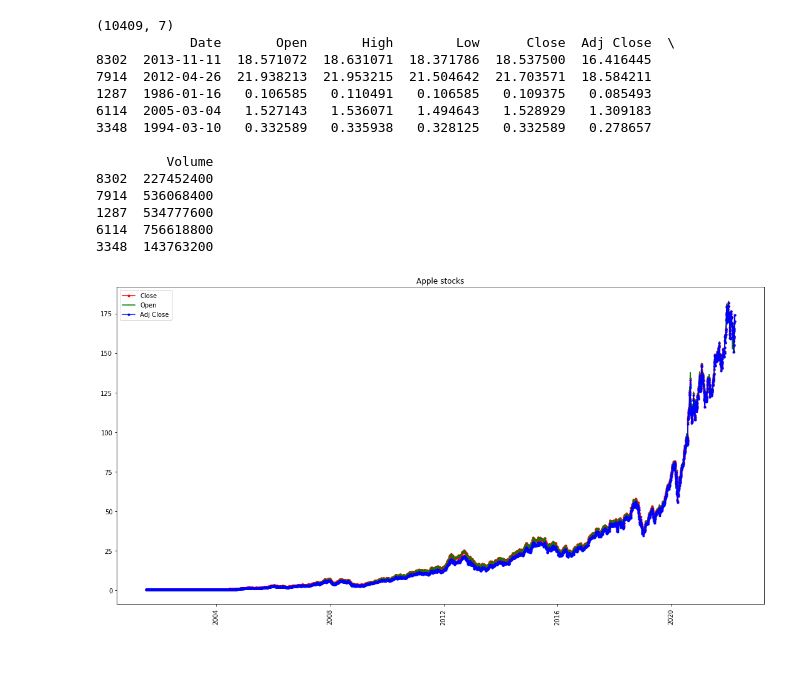
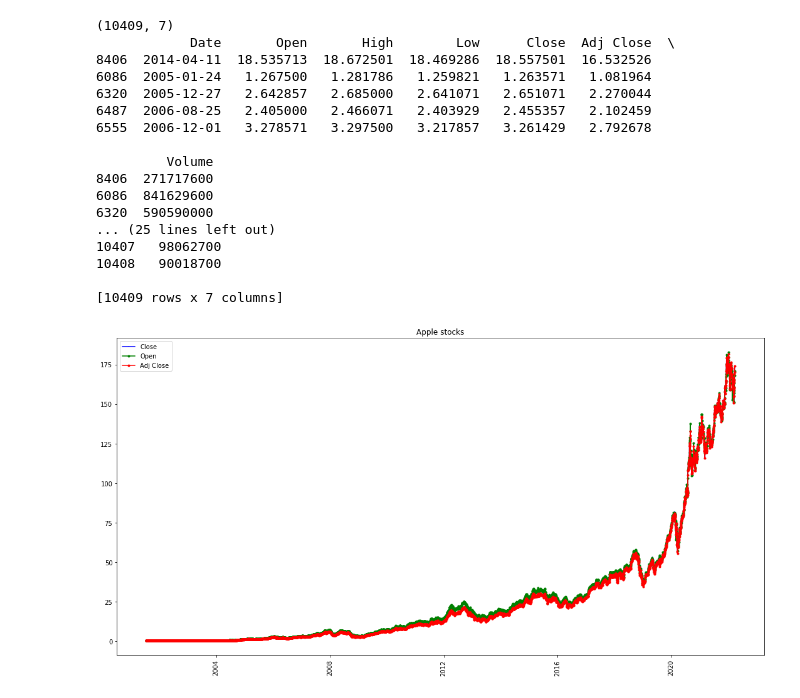
Before and after one commit to VicenteM13/MachineLearning, a Jupyter notebook: Apple Stock Prediction.ipynb, the cells around one changed output. Drawn from its saved outputs; the diff is of its cells as text; code cells hidden in the pictures; blank space fills up the shorter version.

```diff
--- a/Apple Stock Prediction.ipynb
+++ b/Apple Stock Prediction.ipynb
@@ -11,21 +11,25 @@ print(data1.sample(5))
 company = 'Apple'
 data1['Date'] = pd.to_datetime(data1['Date'])
 # data.info()
+print(data1)
 # %% [output]
 (10409, 7)
             Date       Open       High        Low      Close  Adj Close  \
-8302  2013-11-11  18.571072  18.631071  18.371786  18.537500  16.416445
-7914  2012-04-26  21.938213  21.953215  21.504642  21.703571  18.584211
-1287  1986-01-16   0.106585   0.110491   0.106585   0.109375   0.085493
-6114  2005-03-04   1.527143   1.536071   1.494643   1.528929   1.309183
-3348  1994-03-10   0.332589   0.335938   0.328125   0.332589   0.278657
+8406  2014-04-11  18.535713  18.672501  18.469286  18.557501  16.532526
+6086  2005-01-24   1.267500   1.281786   1.259821   1.263571   1.081964
+6320  2005-12-27   2.642857   2.685000   2.641071   2.651071   2.270044
+6487  2006-08-25   2.405000   2.466071   2.403929   2.455357   2.102459
+6555  2006-12-01   3.278571   3.297500   3.217857   3.261429   2.792678
 
          Volume
-8302  227452400
-7914  536068400
-1287  534777600
-6114  756618800
-3348  143763200
+8406  271717600
+6086  841629600
+6320  590590000
+... (25 lines left out)
+10407   98062700
+10408   90018700
+
+[10409 rows x 7 columns]
 # %%
 n = math.floor((data1.shape[0]/2))
 data = data1.iloc[n:,:]
@@ -33,15 +37,15 @@ data = data1.iloc[n:,:]
 # %%
 plt.figure(figsize=(15, 8))
 c = data
-plt.plot(c['Date'], c['Close'], c="r", label="Close", marker=".")
-plt.plot(c['Date'], c['Open'], c="g", label="Open", marker=",")
-plt.plot(c['Date'], c['Adj Close'], c="b", label="Adj Close", marker=".")
+plt.plot(c['Date'], c['Close'], c="b", label="Close", marker=",")
+plt.plot(c['Date'], c['Open'], c="g", label="Open", marker=".")
+plt.plot(c['Date'], c['Adj Close'], c="r", label="Adj Close", marker=".")
 plt.title(company+' stocks')
 plt.xticks(rotation=90)
 plt.legend()
 plt.tight_layout()
 # %% [output]
-[figure, old version]
+[figure, new version]
 # %%
 plt.figure(figsize=(15, 8))
 c = data
```
Also changed, not shown: parts of 9 cells of this notebook.
